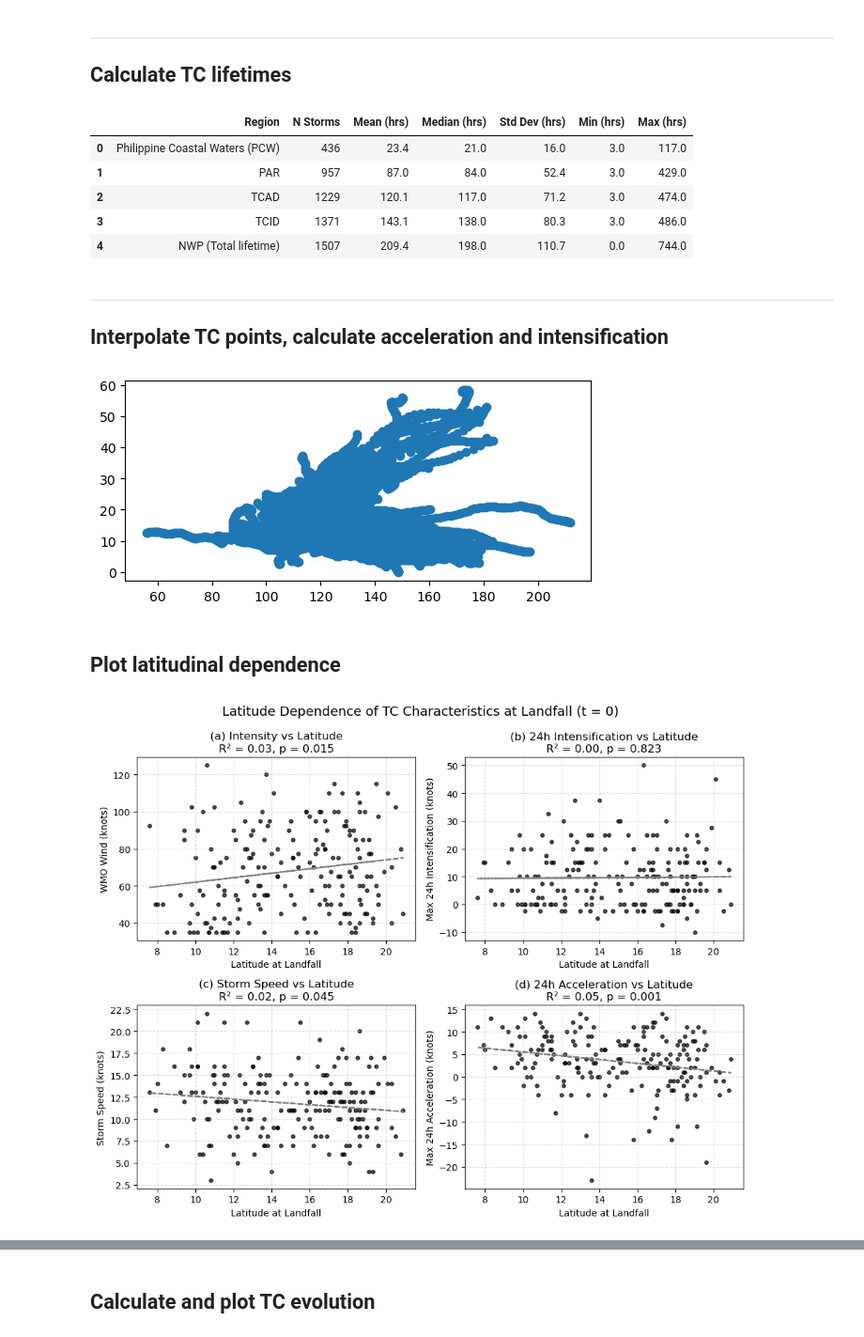
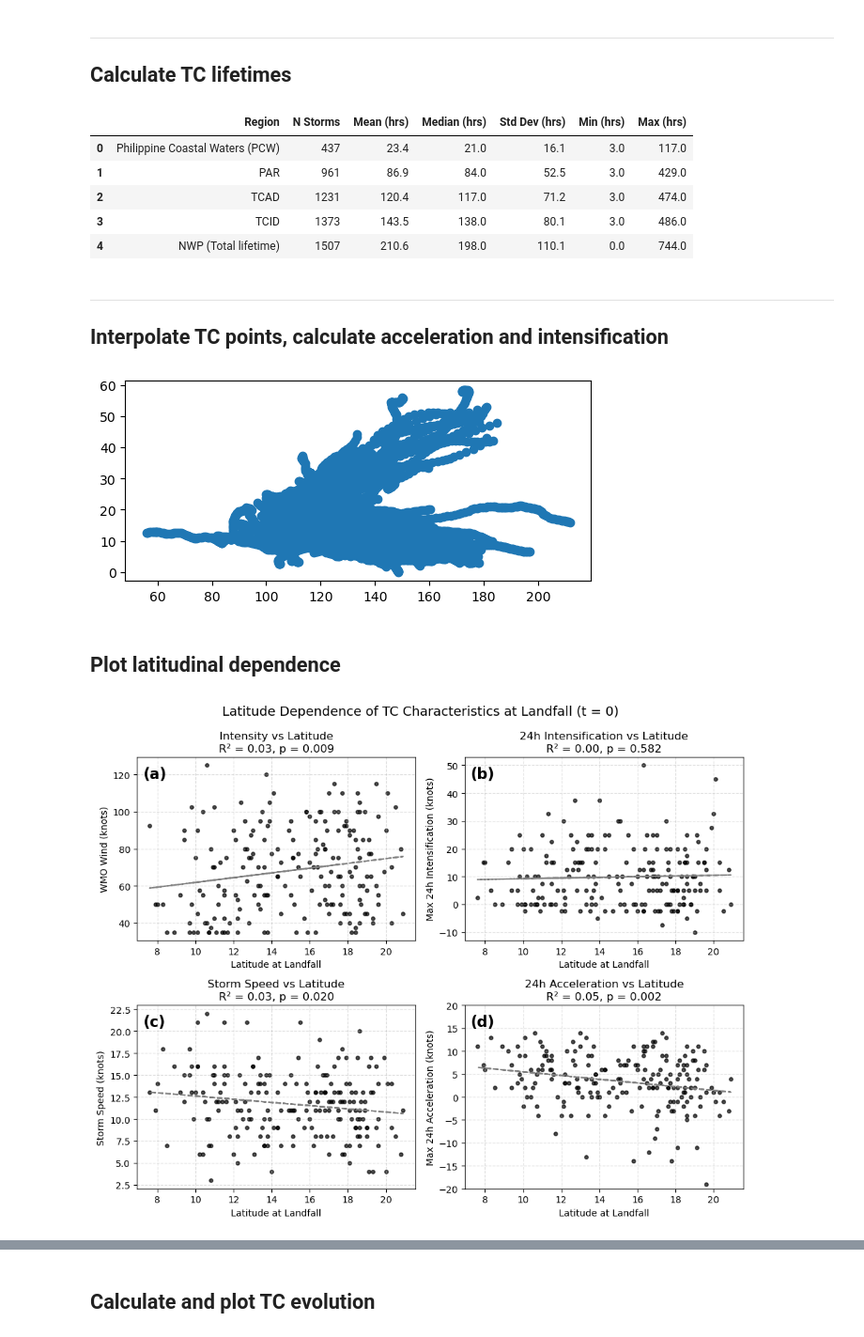
Before and after one commit to baracoma/tc-statistics, a Jupyter notebook: tc-characteristics.ipynb, the cells around one changed output, grey strips where cells are left out. Shown at 94% size. Drawn from its saved outputs; the diff is of its cells as text; code cells hidden in the pictures.

```diff
--- a/tc-characteristics.ipynb
+++ b/tc-characteristics.ipynb
@@ -108,7 +108,8 @@ plt.show()
 # %%
 # Load the IBTrACS data CSV
 ibtracs = pd.read_csv("/home/cs-iesm-geostorm/Data/gis/vector/ibtracs/ibtracs.WP.list.v04r01.csv", low_memory=False ,skiprows = [1])
-ibtracs = ibtracs[ibtracs.SEASON>=1979]
+# ibtracs = ibtracs[ibtracs.SEASON>=1979]
+ibtracs = ibtracs[(ibtracs.SEASON >= 1979) & (ibtracs.SEASON <= 2024)]
 # Get unique storm IDs
 unique_sids = ibtracs["SID"].unique()
 # %%
@@ -322,0 +328,26 @@ gdf_landfall = gdf_landfall.dropna(subset=['LAT', 'LON'])  # just in case
+# %%
+from shapely.geometry import LineString
+
+# Store segments here
+segment_records = []
+
+# Loop through each storm (SID)
+for sid, group in tqdm(gdf_tracks.groupby("SID")):
+    group = group.sort_values("ISO_TIME").reset_index(drop=True)
+    for i in range(len(group) - 1):
+        p1 = group.loc[i, "geometry"]
+        p2 = group.loc[i + 1, "geometry"]
+
+        # Build LineString
+        segment = LineString([p1, p2])
+
+        # Store with metadata (optional)
+        segment_records.append({
+            "SID": sid,
+            "start_time": group.loc[i, "ISO_TIME"],
+            "end_time": group.loc[i + 1, "ISO_TIME"],
+            "segment": segment
+        })
+
+# Create a GeoDataFrame
+gdf_segments = gpd.GeoDataFrame(segment_records, geometry="segment", crs=gdf_tracks.crs)
@@ -477,11 +523,11 @@ df_duration_summary.to_csv("tc_duration_summary_by_domain_with_nwp.csv", index=F
 df_duration_summary
 # %% [output]
 |  | Region | N Storms | Mean (hrs) | Median (hrs) | Std Dev (hrs) | Min (hrs) | Max (hrs) |
-| 0 | Philippine Coastal Waters (PCW) | 436 | 23.4 | 21.0 | 16.0 | 3.0 | 117.0 |
-| 1 | PAR | 957 | 87.0 | 84.0 | 52.4 | 3.0 | 429.0 |
-| 2 | TCAD | 1229 | 120.1 | 117.0 | 71.2 | 3.0 | 474.0 |
-| 3 | TCID | 1371 | 143.1 | 138.0 | 80.3 | 3.0 | 486.0 |
-| 4 | NWP (Total lifetime) | 1507 | 209.4 | 198.0 | 110.7 | 0.0 | 744.0 |
+| 0 | Philippine Coastal Waters (PCW) | 437 | 23.4 | 21.0 | 16.1 | 3.0 | 117.0 |
+| 1 | PAR | 961 | 86.9 | 84.0 | 52.5 | 3.0 | 429.0 |
+| 2 | TCAD | 1231 | 120.4 | 117.0 | 71.2 | 3.0 | 474.0 |
+| 3 | TCID | 1373 | 143.5 | 138.0 | 80.1 | 3.0 | 486.0 |
+| 4 | NWP (Total lifetime) | 1507 | 210.6 | 198.0 | 110.1 | 0.0 | 744.0 |
 # %% [markdown]
 ---
 ## Interpolate TC points, calculate acceleration and intensification
@@ -491,7 +537,7 @@ gdf_lf = gdf_tracks[gdf_tracks['SID'].isin(gdf_landfall.SID.unique())].copy()
 gdf_lf.plot()
 plt.show()
 # %% [output]
-[figure, old version]
+[figure, new version]
 # %%
 def label_tc_by_segment_intersection(df_sid, ph_prepared, time_col='ISO_TIME'):
     df_sid = df_sid.sort_values(time_col).reset_index(drop=True)
@@ -749,34 +795,43 @@ axs = axs.flatten()
 # Define plot configs
 plots = [
     ('WMO_WIND_interp', '(a) Intensity vs Latitude', 'WMO Wind (knots)'),
     ('max_24h_intensification', '(b) 24h Intensification vs Latitude', 'Max 24h Intensification (knots)'),
     ('STORM_SPEED', '(c) Storm Speed vs Latitude', 'Storm Speed (knots)'),
     ('max_24h_acceleration', '(d) 24h Acceleration vs Latitude', 'Max 24h Acceleration (knots)')
 ]
 
-for i, (y_col, title, y_label) in enumerate(plots):
+for i, (y_col, label, y_label) in enumerate(plots):
     ax = axs[i]
     x = df_landfall['LAT']
     y = df_landfall[y_col]
 
     # Scatter
     ax.scatter(x, y, color='black', s=15, alpha=0.7)
 
     # Regression
     slope, intercept, r_value, p_value, _ = linregress(x, y)
     reg_line = slope * x + intercept
     ax.plot(x, reg_line, color='gray', linestyle='--')
 
-    # Formatting
-    ax.set_title(f"{title}\nR² = {r_value**2:.2f}, p = {p_value:.3f}")
+    # Plot title (keep this)
+    ax.set_title(f"{label[4:]}\nR² = {r_value**2:.2f}, p = {p_value:.3f}")
+
+    # In-plot label: (a), (b), etc.
+    ax.text(0.02, 0.95, label[:3], transform=ax.transAxes,
+            fontsize=16, fontweight='bold', va='top', ha='left')
+
+    # Axes labels
     ax.set_xlabel("Latitude at Landfall")
     ax.set_ylabel(y_label)
     ax.grid(True, linestyle='--', alpha=0.4)
 
+    # Only adjust ylim for panel (d)
+    if i == 3:
+        ax.set_ylim(-20, 20)
 # Final layout
 plt.tight_layout(rect=[0, 0, 1, 0.95])
 plt.suptitle("Latitude Dependence of TC Characteristics at Landfall (t = 0)", fontsize=14)
 plt.savefig("lat_dependence_2x2_matplotlib.png", dpi=300, bbox_inches='tight')
 plt.show()
 # %% [output]
-[figure, old version]
+[figure, new version]
```
Also changed, not shown: parts of 14 cells of this notebook.
